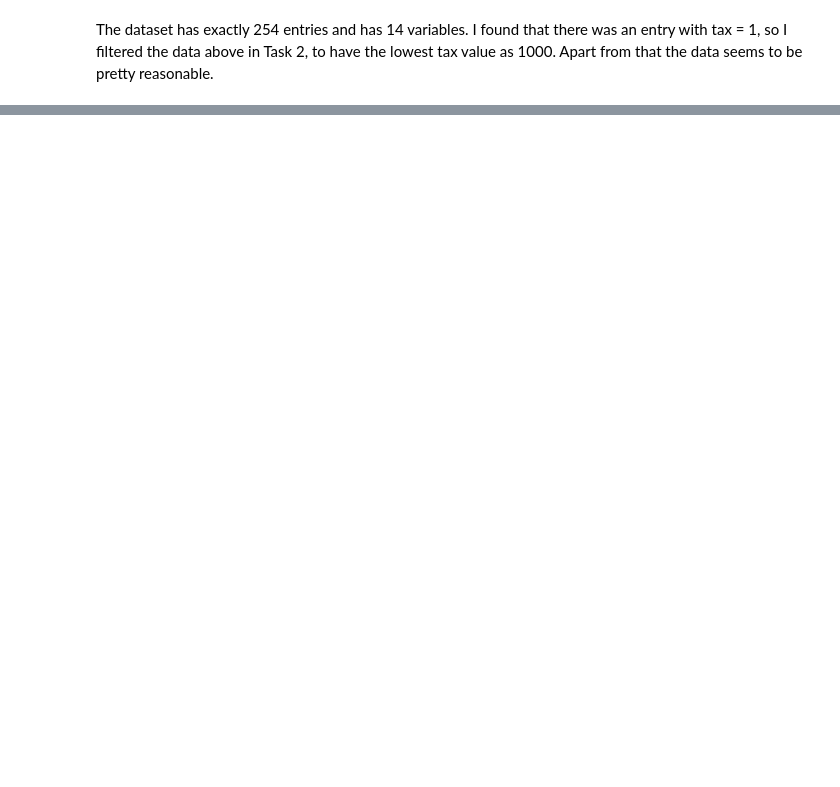
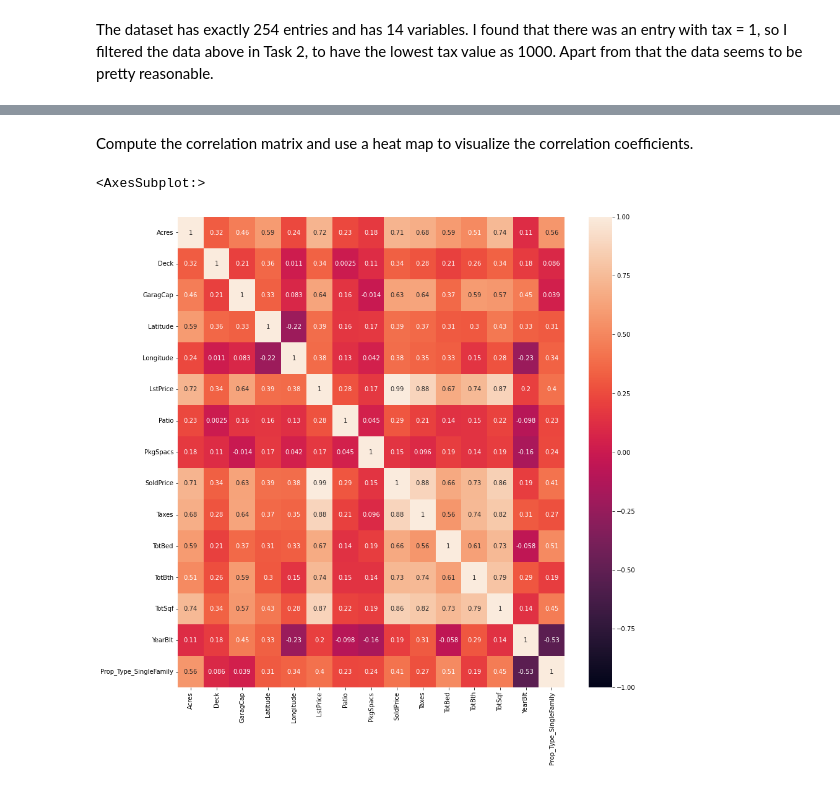
Before and after one commit to UtahMSD/anirudhLath, a Jupyter notebook: CS6017/dsProject/assignment02/HW2.ipynb, the cells around one changed output, grey strips where cells are left out. Drawn from its saved outputs; the diff is of its cells as text; code cells hidden in the pictures; blank space fills up the shorter version.

```diff
--- a/CS6017/dsProject/assignment02/HW2.ipynb
+++ b/CS6017/dsProject/assignment02/HW2.ipynb
@@ -104,0 +115,9 @@ The dataset has exactly 254 entries and has 14 variables. I found that there was
+# %% [markdown]
+Compute the correlation matrix and use a heat map to visualize the correlation coefficients.
+# %%
+corrM = df.corr()
+plt.figure(figsize=(14,14))
+sns.heatmap(corrM, annot=True, vmin=-1, vmax=1)
+# %% [output]
+<AxesSubplot:>
+[figure, added]
```
Also changed, not shown: parts of 6 cells of this notebook.
